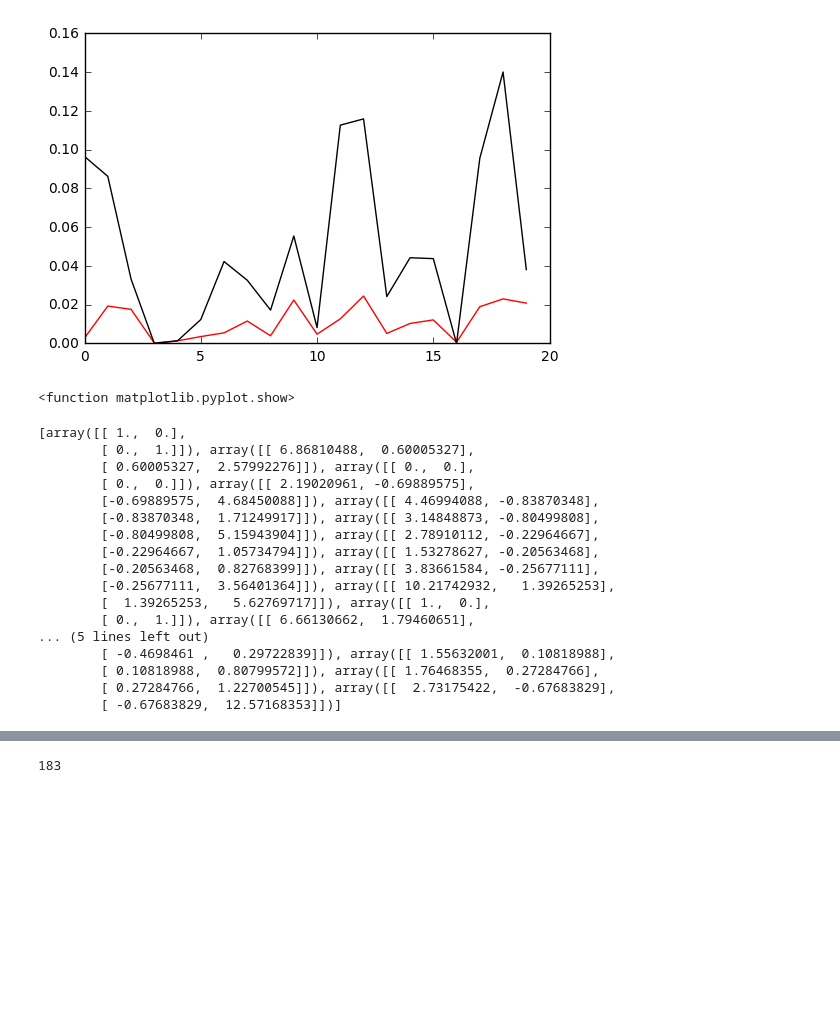
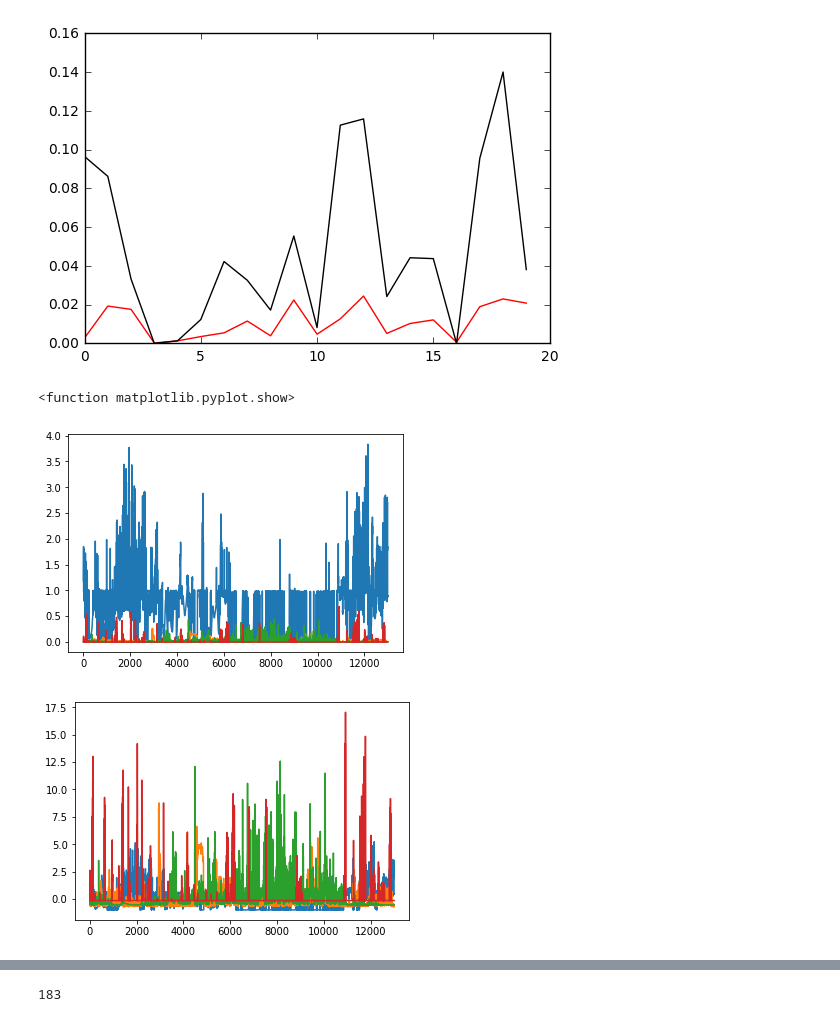
Before and after one commit to MoonBlvd/Sticky-HDP-HMM, a Jupyter notebook: test_DP.ipynb, the cells around one changed output, grey strips where cells are left out. Drawn from its saved outputs; the diff is of its cells as text; code cells hidden in the pictures; blank space fills up the shorter version.

Commit message:
run hdp-hmm on processed data

```diff
--- a/test_DP.ipynb
+++ b/test_DP.ipynb
@@ -281,12 +292,24 @@ class DirichletProcess():
             path[np.where(self.state==k)] = mu
         return path
 # %%
-data_path = "obs_data_16d.csv"
+%matplotlib inline
+data_path = "four_scores.csv"
+# data_path = "Brightness_features.csv"
+# data_path = "obs_data_16d.csv"
 data = read_data(data_path)
-data = data[2000:5000,0:2]#data[15500:16500,0:1]
-data.shape
-plt.figure(0)
+data = data[2000:15000,:]#data[15500:16500,0:1]
+n,d = data.shape
+plt.figure(1)
 plt.plot(range(data.shape[0]),data)
 plt.show
+
+# normalize
+for i in range(d):
+    data[:,i] = (data[:,i]-np.mean(data[:,i]))/np.std(data[:,i])
+plt.figure(2)
+plt.plot(range(data.shape[0]),data)
+plt.show
 # %% [output]
 <function matplotlib.pyplot.show>
+[figure, added]
+[figure, added]
@@ -295,20 +315,0 @@ DP = DirichletProcess(data, kappa = 10)
-# %%
-DP.sigma
-# %% [output]
-[array([[ 1.,  0.],
-        [ 0.,  1.]]), array([[ 6.86810488,  0.60005327],
-        [ 0.60005327,  2.57992276]]), array([[ 0.,  0.],
-        [ 0.,  0.]]), array([[ 2.19020961, -0.69889575],
-        [-0.69889575,  4.68450088]]), array([[ 4.46994088, -0.83870348],
-        [-0.83870348,  1.71249917]]), array([[ 3.14848873, -0.80499808],
-        [-0.80499808,  5.15943904]]), array([[ 2.78910112, -0.22964667],
-        [-0.22964667,  1.05734794]]), array([[ 1.53278627, -0.20563468],
-        [-0.20563468,  0.82768399]]), array([[ 3.83661584, -0.25677111],
-        [-0.25677111,  3.56401364]]), array([[ 10.21742932,   1.39265253],
-        [  1.39265253,   5.62769717]]), array([[ 1.,  0.],
-        [ 0.,  1.]]), array([[ 6.66130662,  1.79460651],
-... (5 lines left out)
-        [ -0.4698461 ,   0.29722839]]), array([[ 1.55632001,  0.10818988],
-        [ 0.10818988,  0.80799572]]), array([[ 1.76468355,  0.27284766],
-        [ 0.27284766,  1.22700545]]), array([[  2.73175422,  -0.67683829],
-        [ -0.67683829,  12.57168353]])]
```
Also changed, not shown: parts of 5 cells of this notebook, 5 other files.
